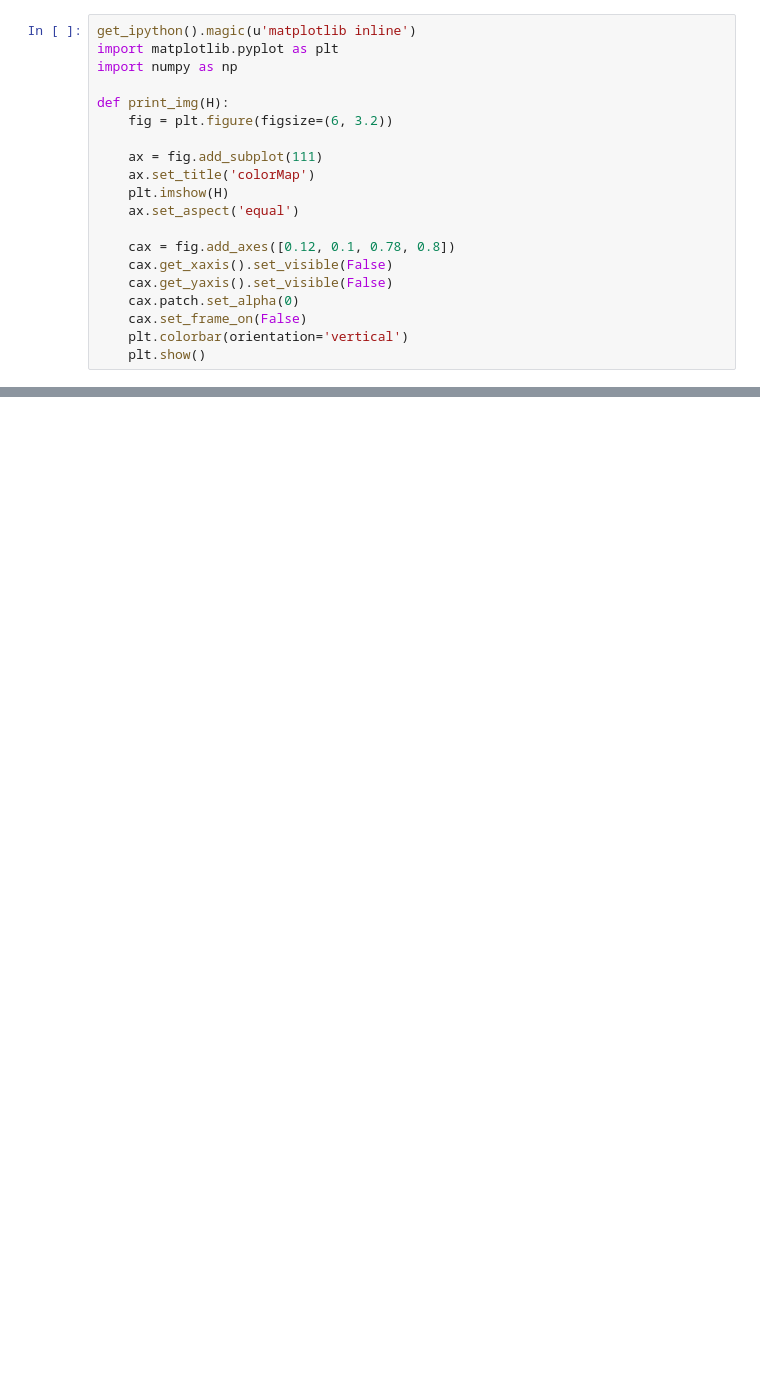
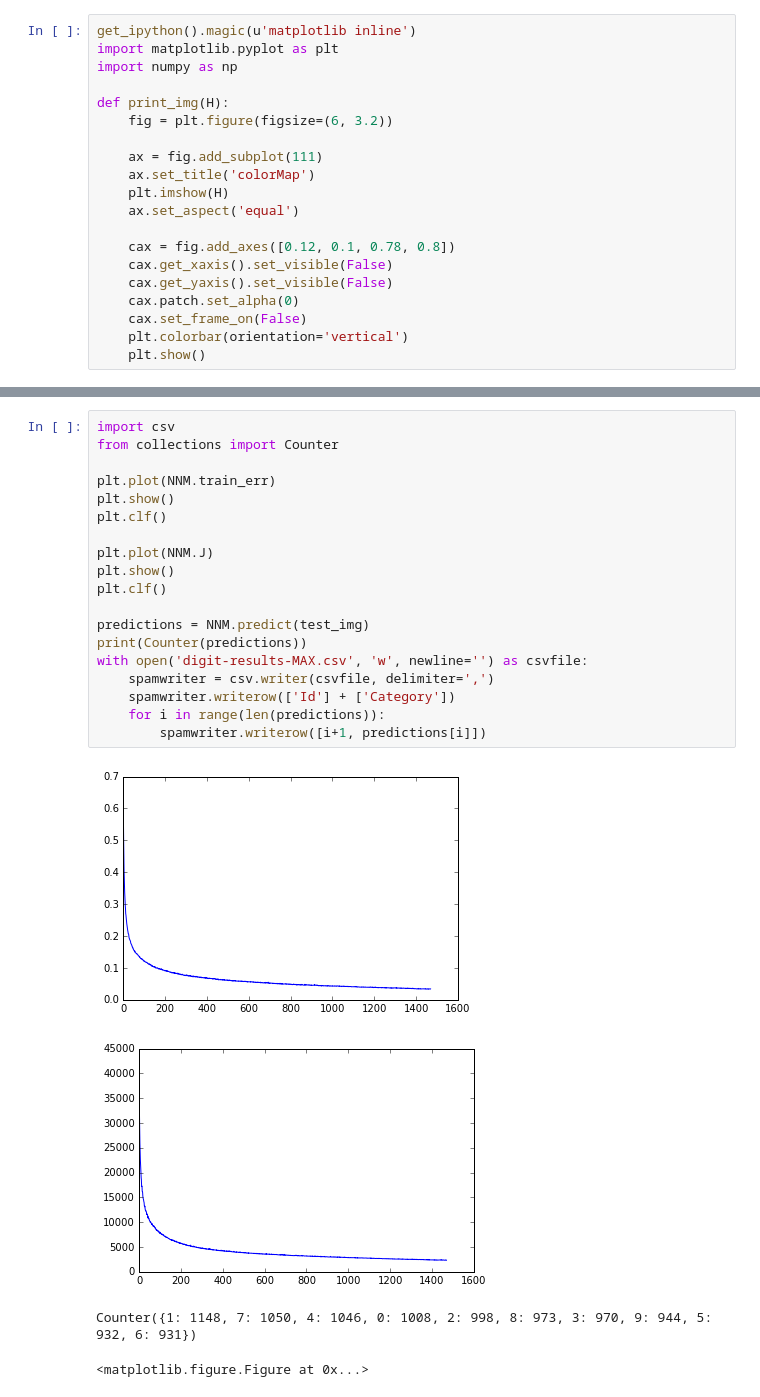
Before and after one commit to HongKit/Neural-Network-Digit-Classifier, a Jupyter notebook: HW6.ipynb, the cells around one changed output, grey strips where cells are left out. Cells and saved outputs as stored; diff of their text form; blank space fills up the shorter version.

```diff
--- a/HW6.ipynb
+++ b/HW6.ipynb
@@ -432,0 +497,24 @@ class NeuralNetMax(object):
+# %%
+import csv
+from collections import Counter
+
+plt.plot(NNM.train_err)
+plt.show()
+plt.clf()
+
+plt.plot(NNM.J)
+plt.show()
+plt.clf()
+
+predictions = NNM.predict(test_img)
+print(Counter(predictions))
+with open('digit-results-MAX.csv', 'w', newline='') as csvfile:
+    spamwriter = csv.writer(csvfile, delimiter=',')
+    spamwriter.writerow(['Id'] + ['Category'])
+    for i in range(len(predictions)):
+        spamwriter.writerow([i+1, predictions[i]])
+# %% [output]
+[figure, added]
+[figure, added]
+Counter({1: 1148, 7: 1050, 4: 1046, 0: 1008, 2: 998, 8: 973, 3: 970, 9: 944, 5: 932, 6: 931})
+<matplotlib.figure.Figure at 0x...>
```
Also changed, not shown: parts of 14 cells of this notebook.
